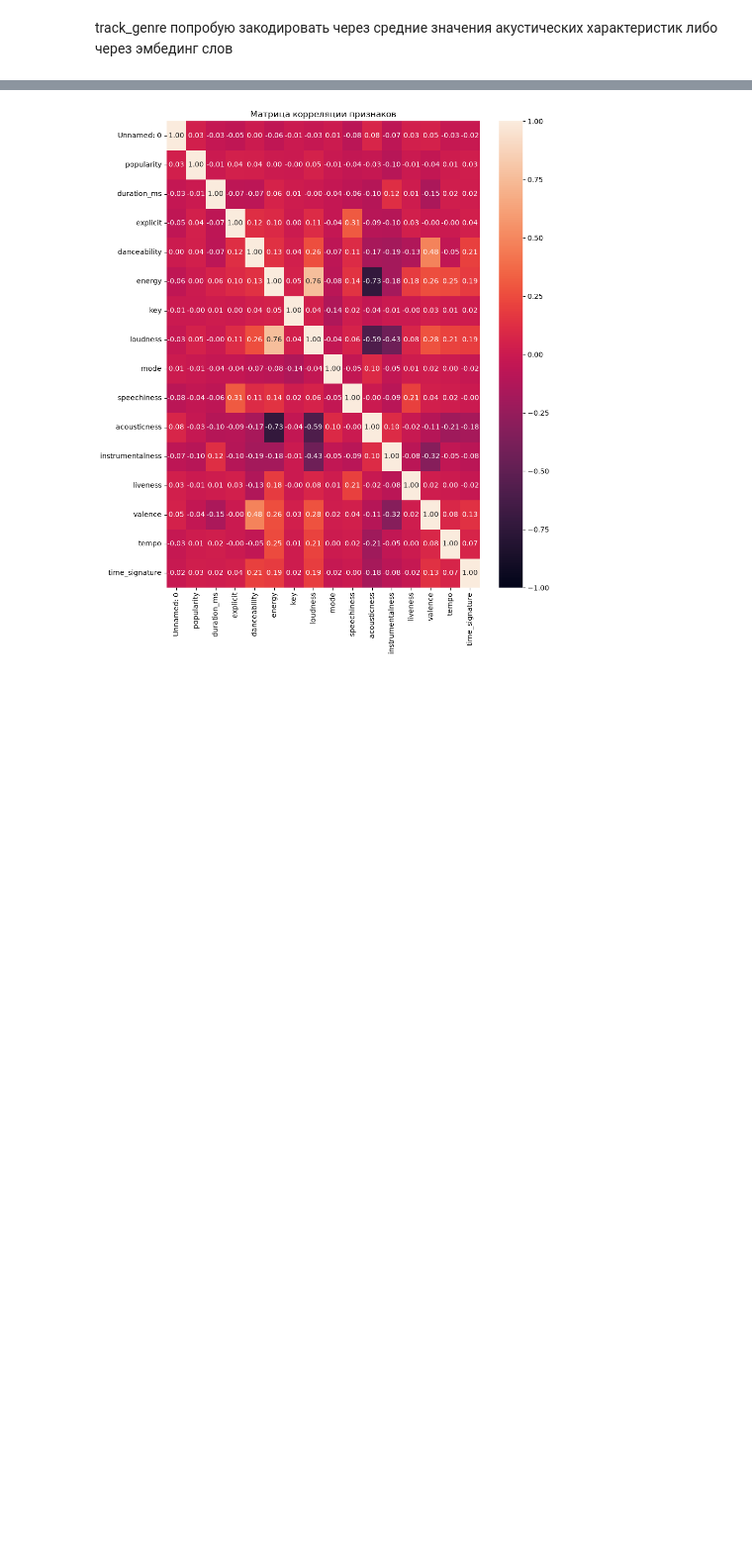
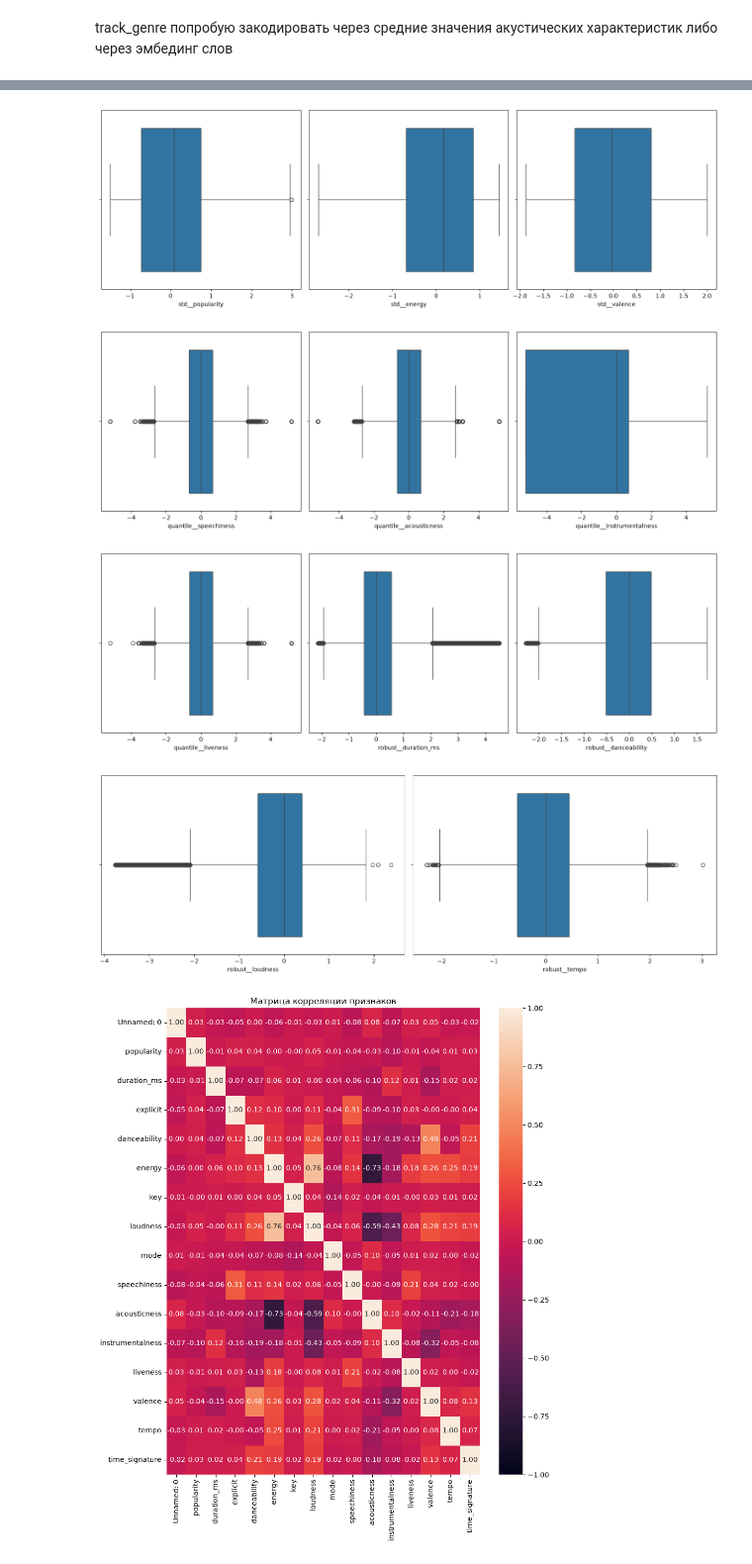
Before and after one commit to cardinaler/spotify-tracks-knn-recommender, a Jupyter notebook: notebooks/spotify_data_eda.ipynb, the cells around one changed output, grey strips where cells are left out. Shown at 99% size. Drawn from its saved outputs; the diff is of its cells as text; code cells hidden in the pictures; blank space fills up the shorter version.

```diff
--- a/notebooks/spotify_data_eda.ipynb
+++ b/notebooks/spotify_data_eda.ipynb
@@ -74,0 +178,11 @@ track_genre попробую закодировать через средние
+# %%
+ct = ColumnTransformer(
+    transformers=[
+        ('std', StandardScaler(), ['popularity', 'energy', 'valence']),
+        ('quantile', QuantileTransformer(output_distribution='normal', random_state=42), ['speechiness', 'acousticness', 'instrumentalness', 'liveness']),
+        ('robust', RobustScaler(), ['duration_ms', 'danceability', 'loudness', 'tempo'])
+    ],
+    remainder='passthrough'
+)
+# %%
+tranf_arr = ct.fit_transform(df)
@@ -75,3 +203,26 @@ track_genre попробую закодировать через средние
+# %%
+feature_names = ct.get_feature_names_out()
+df_transformed = pd.DataFrame(tranf_arr, columns=feature_names)
+# %%
+excl = ['remainder__explicit', 'remainder__key', 'remainder__mode', 'remainder__time_signature', 'remainder__track_genre']
+numeric_columns = [k for k in df_transformed.columns if k not in excl]
+i = 0
+
+while i < len(numeric_columns):
+    tmp = len(numeric_columns) - i
+    tmp = min(tmp, 3)
+    fig, axes = plt.subplots(1, tmp, figsize=(15, 5))
+    for j in range(tmp):
+        sns.boxplot(data=df, x=df_transformed[numeric_columns[i + j]], ax=axes[j])
+    i = i + tmp
+
+    plt.tight_layout()
+    plt.show()
+# %% [output]
+[figure, added]
+[figure, added]
+[figure, added]
+[figure, added]
 # %%
 # Матрица корреляций
 corr_matrix = df.corr(numeric_only=True)
```
Also changed, not shown: parts of 13 cells of this notebook.
